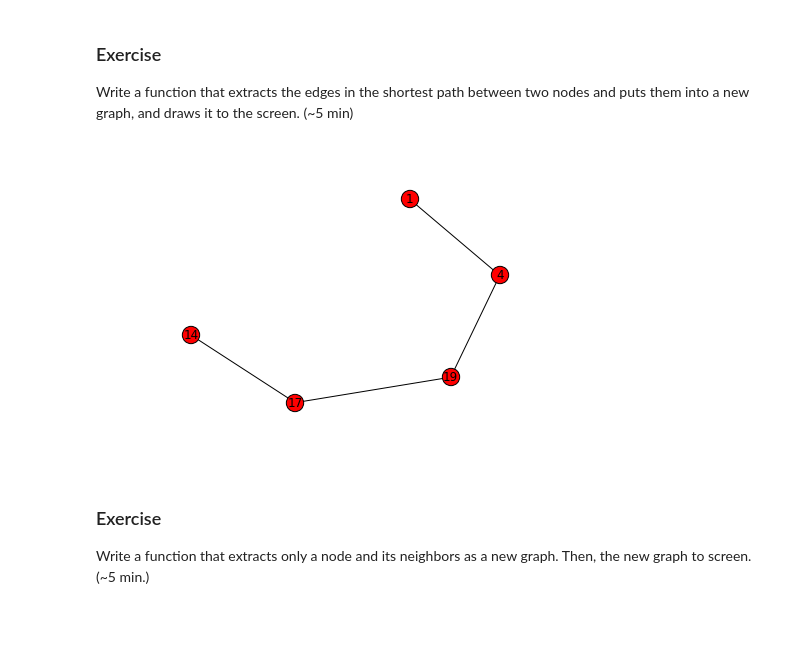
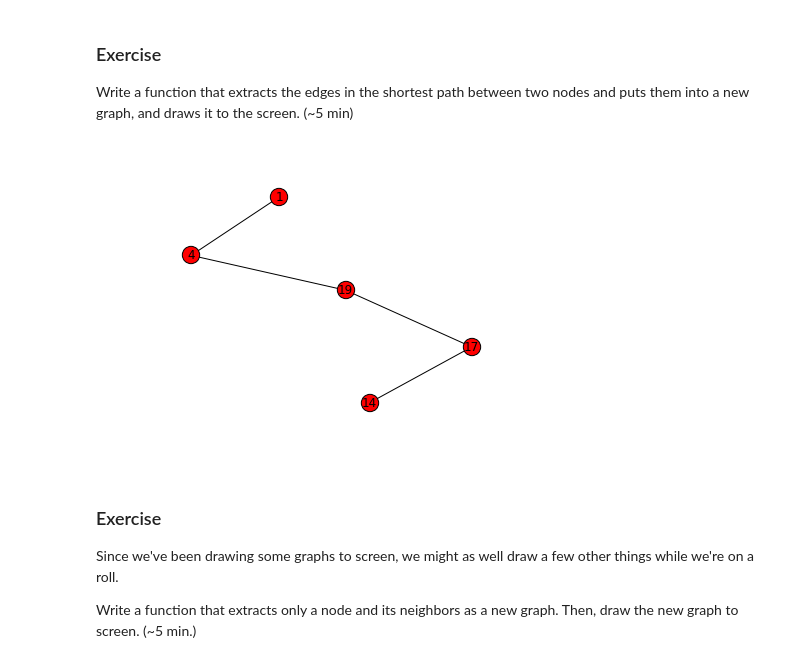
Before and after one commit to ericmjl/Network-Analysis-Made-Simple, a Jupyter notebook: 3. Hubs and Paths.ipynb, the cells around one changed output. Drawn from its saved outputs; the diff is of its cells as text; code cells hidden in the pictures; blank space fills up the shorter version.

Commit message:
More updates to Hubs and Paths

```diff
--- a/3. Hubs and Paths.ipynb
+++ b/3. Hubs and Paths.ipynb
@@ -232,24 +232,26 @@ Write a function that extracts the edges in the shortest path between two nodes
 # %%
 # Possible Answer:
 
-def extract_edges(G, source, target):
+def extract_path_edges(G, source, target):
     # Check to make sure that a path does exists between source and target.
     if nx.has_path(G, source, target) == True:
         nodes = nx.shortest_path(G, source, target)
         newG = nx.Graph()
 
         for source, sink in G.edges():
             if source in nodes and sink in nodes:
                 newG.add_edge(source, sink)
         return newG
     if nx.has_path(G, source, target) == False:
         raise Exception('Path does not exist between nodes {0} and {1}.'.format(source, target))
 
-newG = extract_edges(G, 1, 14)
+newG = extract_path_edges(G, 1, 14)
 nx.draw(newG, with_labels=True)
 # %% [output]
-[figure, old version]
+[figure, new version]
 # %% [markdown]
 ### Exercise
 
-Write a function that extracts only a node and its neighbors as a new graph. Then, the new graph to screen. (~5 min.)
+Since we've been drawing some graphs to screen, we might as well draw a few other things while we're on a roll.
+
+Write a function that extracts only a node and its neighbors as a new graph. Then, draw the new graph to screen. (~5 min.)
```
Also changed, not shown: parts of 3 cells of this notebook.
